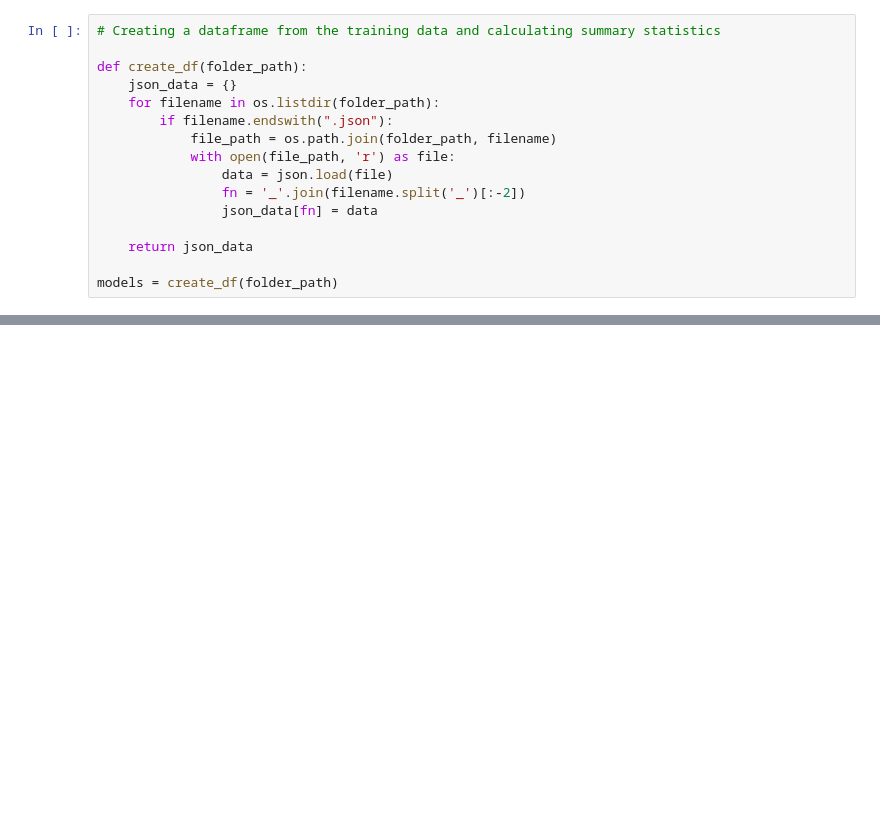
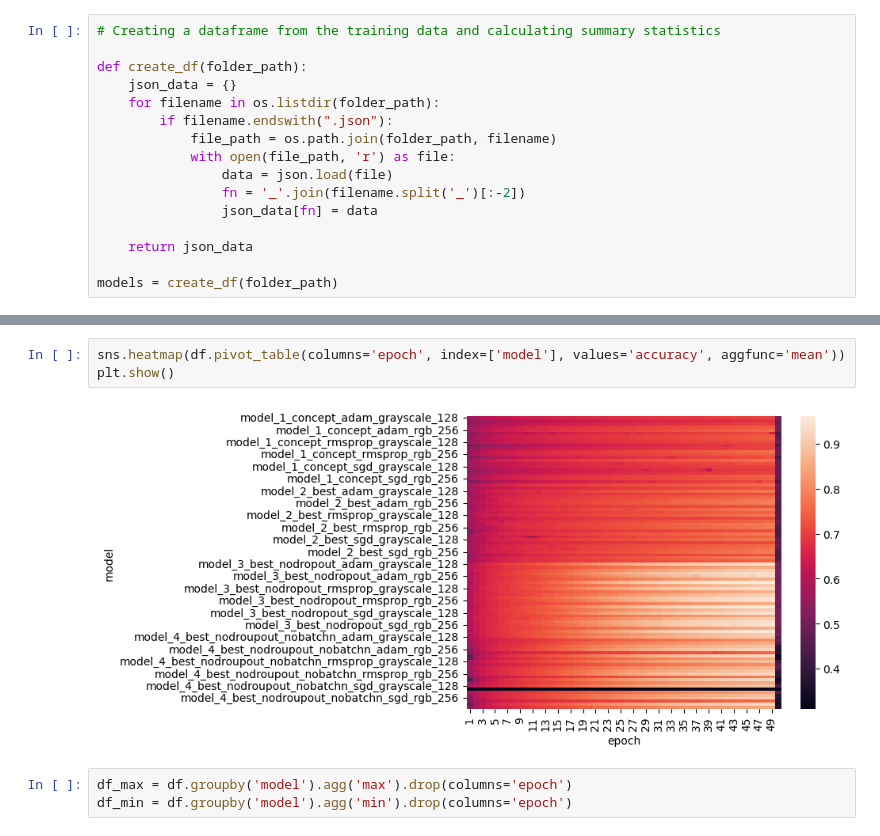
Before and after one commit to DeusNexus/iu-emotion-classification-tensorflow, a Jupyter notebook: notebooks/training_evaluation.ipynb, the cells around one changed output, grey strips where cells are left out. Cells and saved outputs as stored; diff of their text form; blank space fills up the shorter version.

```diff
--- a/notebooks/highest_score.ipynb
+++ b/notebooks/training_evaluation.ipynb
@@ -237,0 +260,8 @@ ValueError: Length of values (50) does not match length of index (96)
+# %%
+sns.heatmap(df.pivot_table(columns='epoch', index=['model'], values='accuracy', aggfunc='mean'))
+plt.show()
+# %% [output]
+[figure, added]
+# %%
+df_max = df.groupby('model').agg('max').drop(columns='epoch')
+df_min = df.groupby('model').agg('min').drop(columns='epoch')
```
Also changed, not shown: parts of 9 cells of this notebook, 1 other file.
